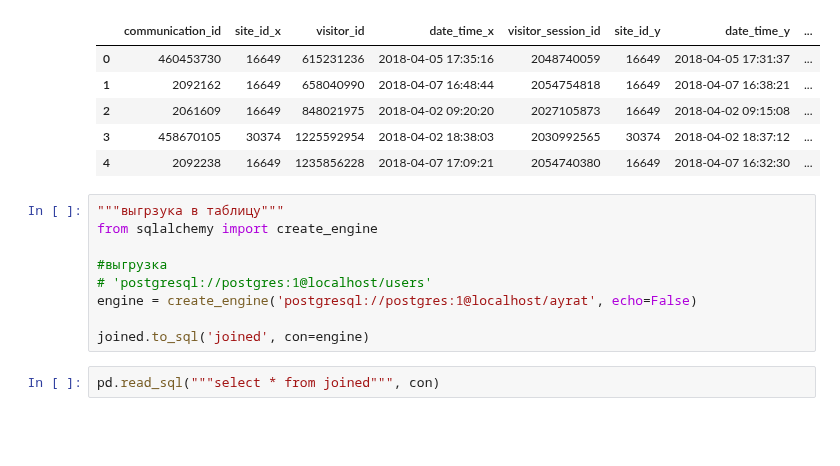
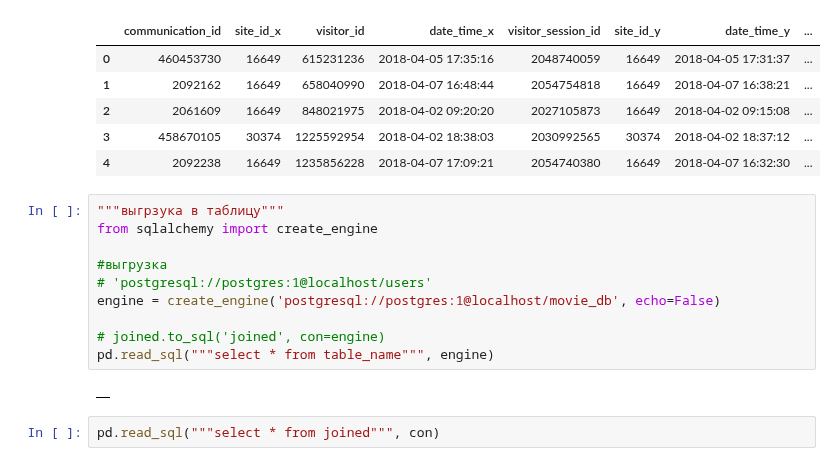
Before and after one commit to airatinho/task, a Jupyter notebook: postgre_conn.ipynb, the cells around one changed output. Cells and saved outputs as stored; diff of their text form; blank space fills up the shorter version.

```diff
--- a/postgre_conn.ipynb
+++ b/postgre_conn.ipynb
@@ -72,12 +77,15 @@ joined.head(5)
 # %%
 """выгрзука в таблицу"""
 from sqlalchemy import create_engine
 
 #выгрузка
 # 'postgresql://postgres:1@localhost/users'
-engine = create_engine('postgresql://postgres:1@localhost/ayrat', echo=False)
+engine = create_engine('postgresql://postgres:1@localhost/movie_db', echo=False)
 
-joined.to_sql('joined', con=engine)
+# joined.to_sql('joined', con=engine)
+pd.read_sql("""select * from table_name""", engine)
+# %% [output]
+|  |
 # %%
 pd.read_sql("""select * from joined""", con)
 # %% [output]
```
Also changed, not shown: parts of 1 cell of this notebook, 3 other files.
